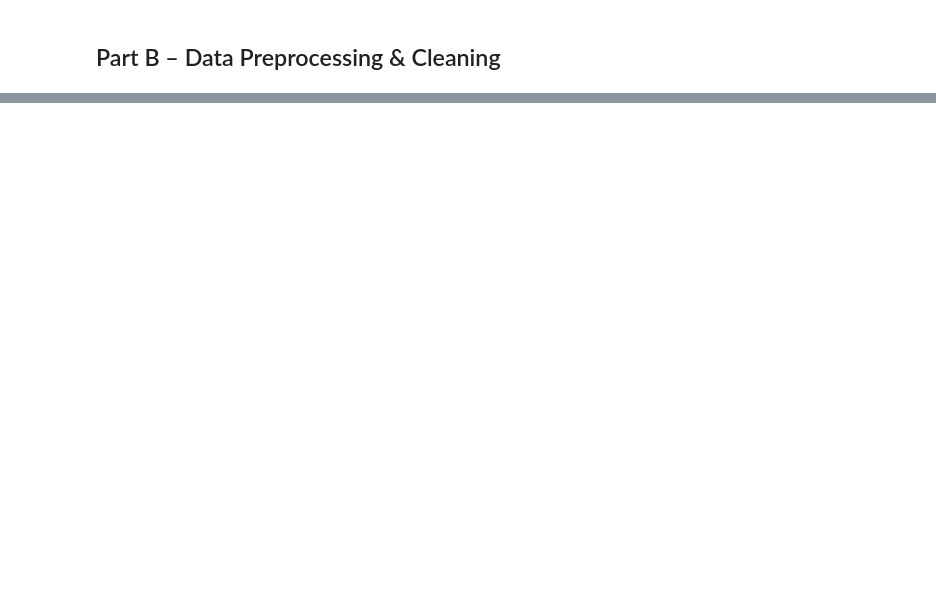
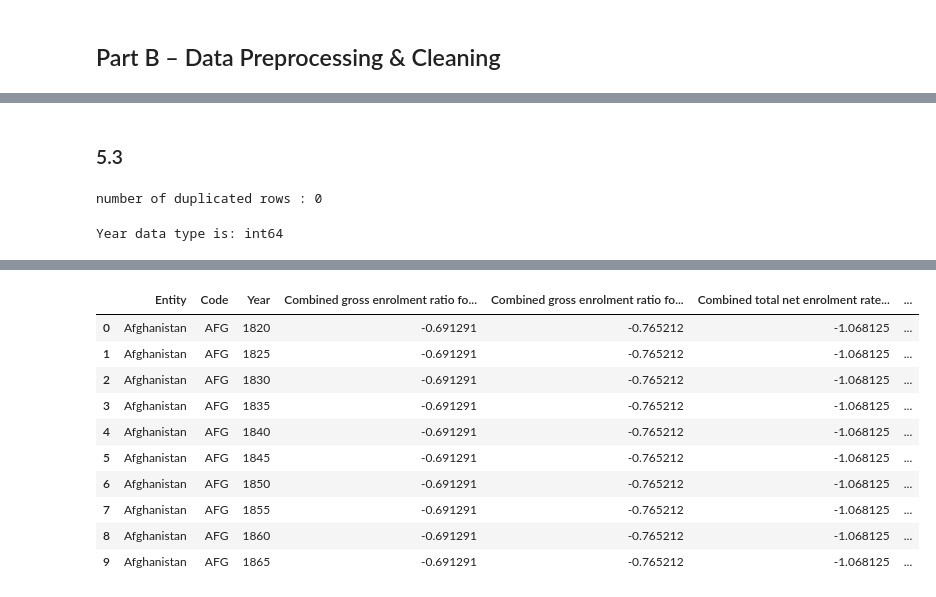
Before and after one commit to rawan-rm2208263/assignment-starter-repo, a Jupyter notebook: assign1/analysis.ipynb, the cells around one changed output, grey strips where cells are left out. Saved outputs shown, nothing was run; the diff lists cells and outputs as text; code cells hidden in the pictures; blank space fills up the shorter version.

```diff
--- a/assign1/analysis.ipynb
+++ b/assign1/analysis.ipynb
@@ -208,0 +187,7 @@ display(combined.shape)
+# %%
+
+data_cleaned = data_cleaned.sort_values(['Entity', 'Year'])
+data_cleaned = data_cleaned.groupby('Entity', group_keys=False).apply(lambda x: x.ffill())
+
+print("Missing after forward fill:")
+print(data_cleaned.isnull().sum()/len(data_cleaned) * 100)
@@ -208,0 +237,9 @@ display(combined.shape)
+# %%
+
+data_cols = [col for col in data_cleaned.columns if col not in ['Entity', 'Code']]
+data_cleaned = data_cleaned.dropna(subset=data_cols)
+
+# Check missing values in cleaned dataset
+print("Remaining missing values:")
+display(data_cleaned.isnull().sum())
+display(data_cleaned.shape)
@@ -208,0 +264,32 @@ display(combined.shape)
+# %% [markdown]
+### 5.3
+# %%
+
+print(f"number of duplicated rows : {data_cleaned.duplicated(subset=['Entity', 'Code', 'Year']).sum()}")
+# %% [output]
+number of duplicated rows : 0
+# %%
+
+# remove whitespace of entity and code columns
+data_cleaned['Entity'] = data_cleaned['Entity'].str.strip()
+data_cleaned['Code'] = data_cleaned['Code'].str.strip().str.upper()
+
+# check if Year is integer and whether it needs standardization
+print(f"Year data type is: {data_cleaned['Year'].dtype}")
+# %% [output]
+Year data type is: int64
+# %%
+
+from sklearn.preprocessing import StandardScaler
+
+excluded_cols = ['Entity', 'Code', 'Year', 'decade']
+cols_to_scale = [col for col in data_cleaned.select_dtypes(include=['float64', 'int64']).columns
+                          if col not in excluded_cols]
+
+scaler = StandardScaler().set_output(transform="pandas")
+data_cleaned[cols_to_scale] = scaler.fit_transform(data_cleaned[cols_to_scale])
+# %%
+
+display(data_cleaned.describe().round(2))
+display(data_cleaned.head(10))
+# %% [output]
@@ -208,0 +305,11 @@ display(combined.shape)
+|  | Entity | Code | Year | Combined gross enrolment ratio fo... | Combined gross enrolment ratio fo... | Combined total net enrolment rate... | ... |
+| 0 | Afghanistan | AFG | 1820 | -0.691291 | -0.765212 | -1.068125 | ... |
+| 1 | Afghanistan | AFG | 1825 | -0.691291 | -0.765212 | -1.068125 | ... |
+| 2 | Afghanistan | AFG | 1830 | -0.691291 | -0.765212 | -1.068125 | ... |
+| 3 | Afghanistan | AFG | 1835 | -0.691291 | -0.765212 | -1.068125 | ... |
+| 4 | Afghanistan | AFG | 1840 | -0.691291 | -0.765212 | -1.068125 | ... |
+| 5 | Afghanistan | AFG | 1845 | -0.691291 | -0.765212 | -1.068125 | ... |
+| 6 | Afghanistan | AFG | 1850 | -0.691291 | -0.765212 | -1.068125 | ... |
+| 7 | Afghanistan | AFG | 1855 | -0.691291 | -0.765212 | -1.068125 | ... |
+| 8 | Afghanistan | AFG | 1860 | -0.691291 | -0.765212 | -1.068125 | ... |
+| 9 | Afghanistan | AFG | 1865 | -0.691291 | -0.765212 | -1.068125 | ... |
```
Also changed, not shown: parts of 26 cells of this notebook, 3 other files.
